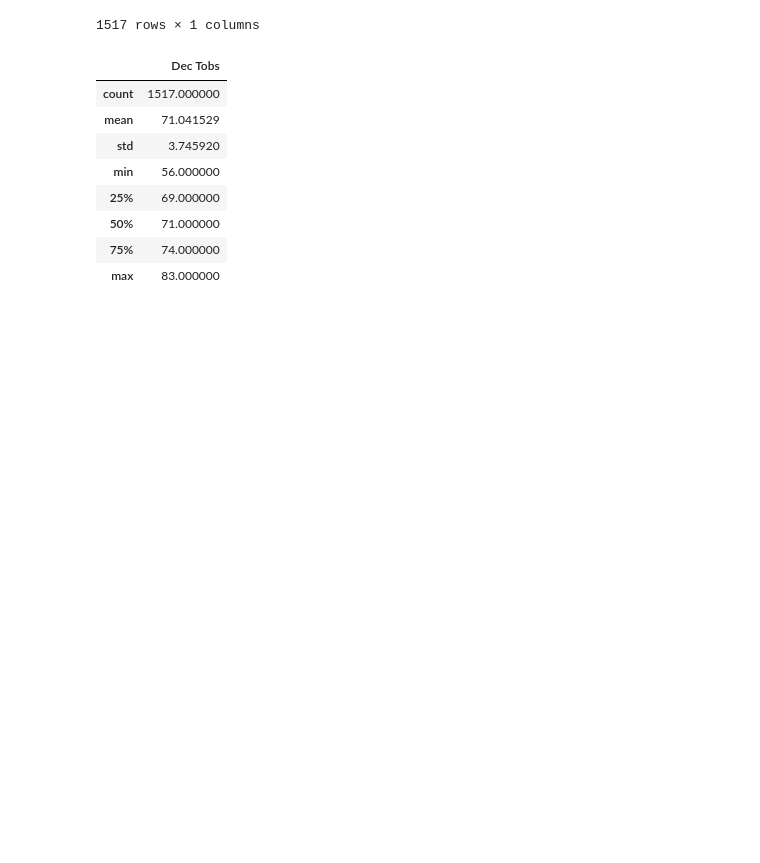
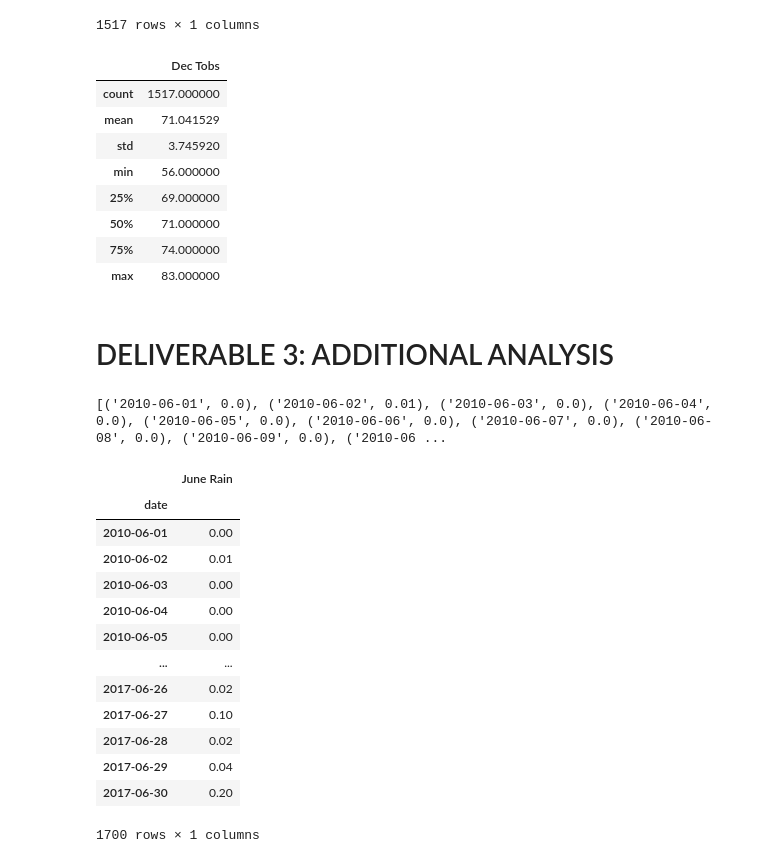
Before and after one commit to grimehjo/surfs_up, a Jupyter notebook: SurfsUp_Challenge.ipynb, the cells around one changed output. Cells and saved outputs as stored; diff of their text form; code cells hidden in the pictures; blank space fills up the shorter version.

Commit message:
adding deliverable 3 to github main repo

```diff
--- a/SurfsUp_Challenge.ipynb
+++ b/SurfsUp_Challenge.ipynb
@@ -172,3 +172,33 @@ dec_temps_df.describe()
 | 50% | 71.000000 |
 | 75% | 74.000000 |
 | max | 83.000000 |
+# %% [markdown]
+# DELIVERABLE 3: ADDITIONAL ANALYSIS
+# %%
+#Rainfall for June
+
+june_prcp_results = session.query(Measurement.date, Measurement.prcp).\
+         filter(extract('month', Measurement.date) == 6).all()
+print(june_prcp_results)
+# %% [output]
+[('2010-06-01', 0.0), ('2010-06-02', 0.01), ('2010-06-03', 0.0), ('2010-06-04', 0.0), ('2010-06-05', 0.0), ('2010-06-06', 0.0), ('2010-06-07', 0.0), ('2010-06-08', 0.0), ('2010-06-09', 0.0), ('2010-06 ...
+# %%
+june_prcp_df = pd.DataFrame(june_prcp_results, columns=['date','June Rain'])
+june_prcp_df.set_index(june_prcp_df['date'], inplace=True)
+june_prcp_df=june_prcp_df[['June Rain']]
+june_prcp_df
+# %% [output]
+|  | June Rain |
+| date |  |
+| 2010-06-01 | 0.00 |
+| 2010-06-02 | 0.01 |
+| 2010-06-03 | 0.00 |
+| 2010-06-04 | 0.00 |
+| 2010-06-05 | 0.00 |
+| ... | ... |
+| 2017-06-26 | 0.02 |
+| 2017-06-27 | 0.10 |
+| 2017-06-28 | 0.02 |
+| 2017-06-29 | 0.04 |
+| 2017-06-30 | 0.20 |
+1700 rows × 1 columns
```
Also changed, not shown: parts of 4 cells of this notebook, 2 other files.
